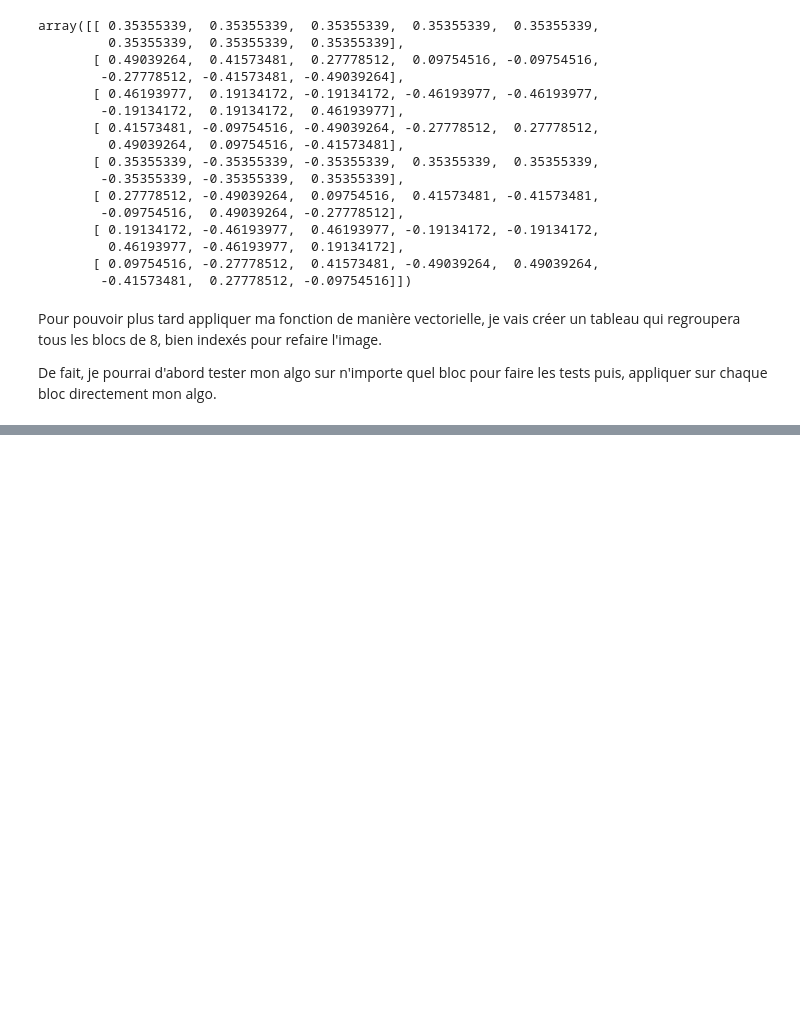
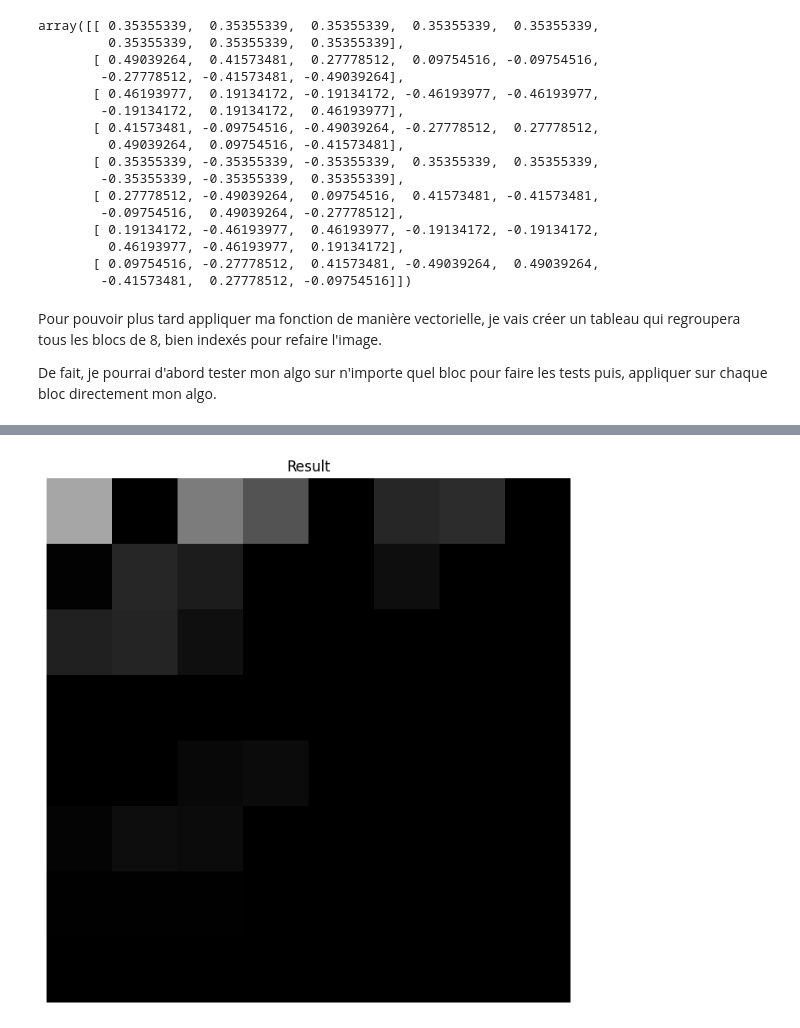
Before and after one commit to YGBenjamin/compression-image, a Jupyter notebook: notebooks/compression.ipynb, the cells around one changed output, grey strips where cells are left out. Drawn from its saved outputs; the diff is of its cells as text; code cells hidden in the pictures; blank space fills up the shorter version.

```diff
--- a/notebooks/compression.ipynb
+++ b/notebooks/compression.ipynb
@@ -184,0 +241,6 @@ array([[[[159., 159., 159., ..., 159., 159., 159.],
+# %%
+# Appliquons le traitement de l'image
+D = P@bloc@np.transpose(P)
+im_show(D)
+# %% [output]
+[figure, added]
```
Also changed, not shown: parts of 13 cells of this notebook.
